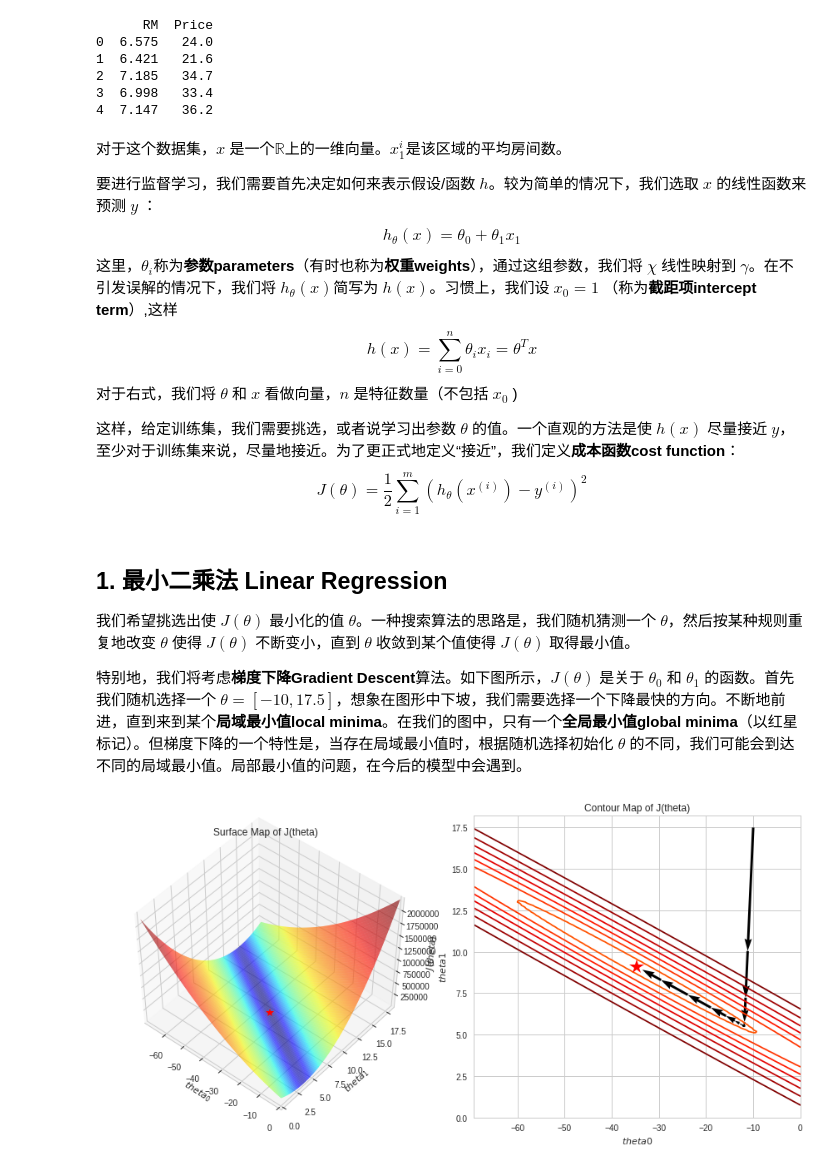
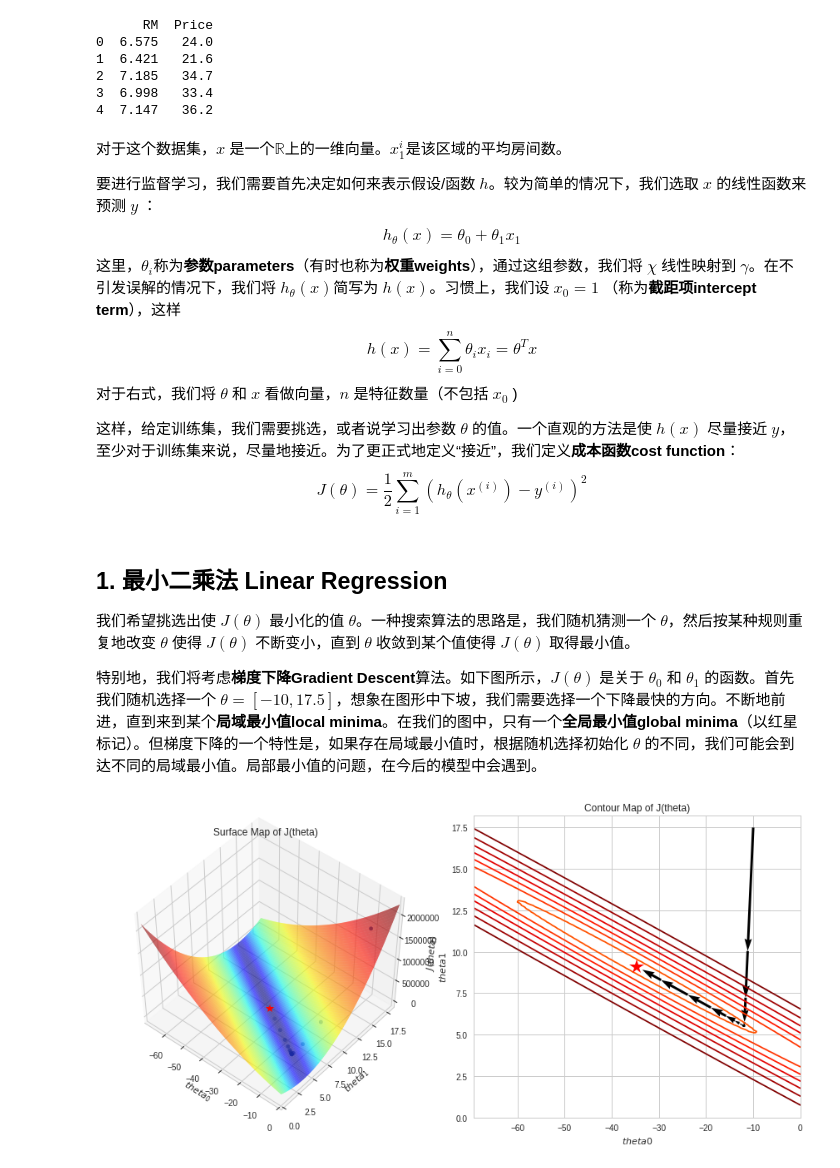
Before and after one commit to Youngyi/MachineLearning-1, a Jupyter notebook: Linear Regression.ipynb, the cells around one changed output. Saved outputs shown, nothing was run; the diff lists cells and outputs as text; code cells hidden in the pictures.

Commit message:
there's some problem with 3d quiver, use 3d scatter for now

```diff
--- a/Linear Regression.ipynb
+++ b/Linear Regression.ipynb
@@ -90,7 +86,7 @@ print(df.head())
 
 要进行监督学习，我们需要首先决定如何来表示假设/函数 $h$。较为简单的情况下，我们选取 $x$ 的线性函数来预测 $y$ ：
 $$ h_\theta(x) = \theta_0 + \theta_1x_1 $$
-这里，$\theta_i$称为**参数parameters**（有时也称为**权重weights**），通过这组参数，我们将 $\chi$ 线性映射到 $\gamma$。在不引发误解的情况下，我们将 $h_\theta(x)$简写为 $h(x)$。习惯上，我们设 $x_0=1$ （称为**截距项intercept term**）,这样
+这里，$\theta_i$称为**参数parameters**（有时也称为**权重weights**），通过这组参数，我们将 $\chi$ 线性映射到 $\gamma$。在不引发误解的情况下，我们将 $h_\theta(x)$简写为 $h(x)$。习惯上，我们设 $x_0=1$ （称为**截距项intercept term**），这样
 $$ h(x) = \sum_{i=0}^n \theta_ix_i = \theta^Tx $$
 对于右式，我们将 $\theta$ 和 $x$ 看做向量，$n$ 是特征数量（不包括 $x_0$ )
 
@@ -101,7 +97,7 @@ $$ J(\theta) = \frac{1}{2}\sum_{i=1}^m (h_{\theta}(x^{(i)}) - y^{(i)})^2$$
 
 我们希望挑选出使 $J(\theta)$ 最小化的值 $\theta$。一种搜索算法的思路是，我们随机猜测一个 $\theta$，然后按某种规则重复地改变 $\theta$ 使得 $J(\theta)$ 不断变小，直到 $\theta$ 收敛到某个值使得 $J(\theta)$ 取得最小值。
 
-特别地，我们将考虑**梯度下降Gradient Descent**算法。如下图所示，$J(\theta)$ 是关于 $\theta_0$ 和 $\theta_1$ 的函数。首先我们随机选择一个 $ \theta = [-10, 17.5]$，想象在图形中下坡，我们需要选择一个下降最快的方向。不断地前进，直到来到某个**局域最小值local minima**。在我们的图中，只有一个**全局最小值global minima**（以红星标记）。但梯度下降的一个特性是，当存在局域最小值时，根据随机选择初始化 $\theta$ 的不同，我们可能会到达不同的局域最小值。局部最小值的问题，在今后的模型中会遇到。
+特别地，我们将考虑**梯度下降Gradient Descent**算法。如下图所示，$J(\theta)$ 是关于 $\theta_0$ 和 $\theta_1$ 的函数。首先我们随机选择一个 $ \theta = [-10, 17.5]$，想象在图形中下坡，我们需要选择一个下降最快的方向。不断地前进，直到来到某个**局域最小值local minima**。在我们的图中，只有一个**全局最小值global minima**（以红星标记）。但梯度下降的一个特性是，如果存在局域最小值时，根据随机选择初始化 $\theta$ 的不同，我们可能会到达不同的局域最小值。局部最小值的问题，在今后的模型中会遇到。
 # %%
 # 读取训练集和目标变量
 X, y = df[["RM"]].values, df["Price"].values
@@ -168,38 +164,35 @@ z = cost_function(theta0_mat.reshape(-1), theta1_mat.reshape(-1)).reshape(theta0
 
 fig = plt.figure(figsize=(12, 6))
 # 绘制surface平面图
 ax1 = fig.add_subplot(1, 2, 1, projection='3d', elev=50, azim=-50)
 ax1.plot_surface(theta0_mat, theta1_mat, z, norm=LogNorm(), cmap=cm.jet, rstride=1, cstride=1, edgecolor='none',
                  alpha=.8)
-# ax1.quiver(sampled_path_mat[0, :-1], sampled_path_mat[1, :-1], cost_function(*sampled_path_mat[::, :-1]),
-#            sampled_path_mat[0, 1:] - sampled_path_mat[0, :-1], sampled_path_mat[1, 1:] - sampled_path_mat[1, :-1],
-#            cost_function(*(sampled_path_mat[::, 1:] - sampled_path_mat[::, :-1])),
-#            color='k')
+ax1.scatter(sampled_path_mat[0, :-1], sampled_path_mat[1, :-1], cost_function(*sampled_path_mat[::, :-1]))
 ax1.plot(*minima_, cost_function(*minima_), 'r*', markersize=10)
 ax1.set_xlabel('$theta_0$')
 ax1.set_ylabel('$theta_1$')
 ax1.set_zlabel('$J(theta)$')
 ax1.set_xlim((theta0_min, theta0_max))
 ax1.set_ylim((theta1_min, theta1_max))
 ax1.set_title("Surface Map of J(theta)")
 
 # 绘制contour轮廓图
 ax2 = fig.add_subplot(1, 2, 2)
 ax2.contour(theta0_mat, theta1_mat, z, levels=np.logspace(0, 5, 35), norm=LogNorm(), cmap=cm.jet)
 ax2.plot(*minima_, 'r*', markersize=18)
 ax2.quiver(sampled_path_mat[0, :-1], sampled_path_mat[1, :-1], sampled_path_mat[0, 1:] - sampled_path_mat[0, :-1],
            sampled_path_mat[1, 1:] - sampled_path_mat[1, :-1],
            scale_units='xy', angles='xy', scale=1, color='k')
 ax2.set_xlabel('$theta0$')
 ax2.set_ylabel('$theta1$')
 ax2.set_xlim((theta0_min, theta0_max))
 ax2.set_ylim((theta1_min, theta1_max))
 ax2.set_title("Contour Map of J(theta)")
 
 plt.tight_layout()
 plt.show()
 # %% [output]
-[figure, old version]
+[figure, new version]
 # %% [markdown]
 下面以数学形式定义梯度下降，随机选择某个初始 $\theta$，之后重复以下更新：
 $$ \theta_j = \theta_j - \alpha\frac{\partial}{\partial\theta_j}J(\theta) $$
```
Also changed, not shown: parts of 3 cells of this notebook.
